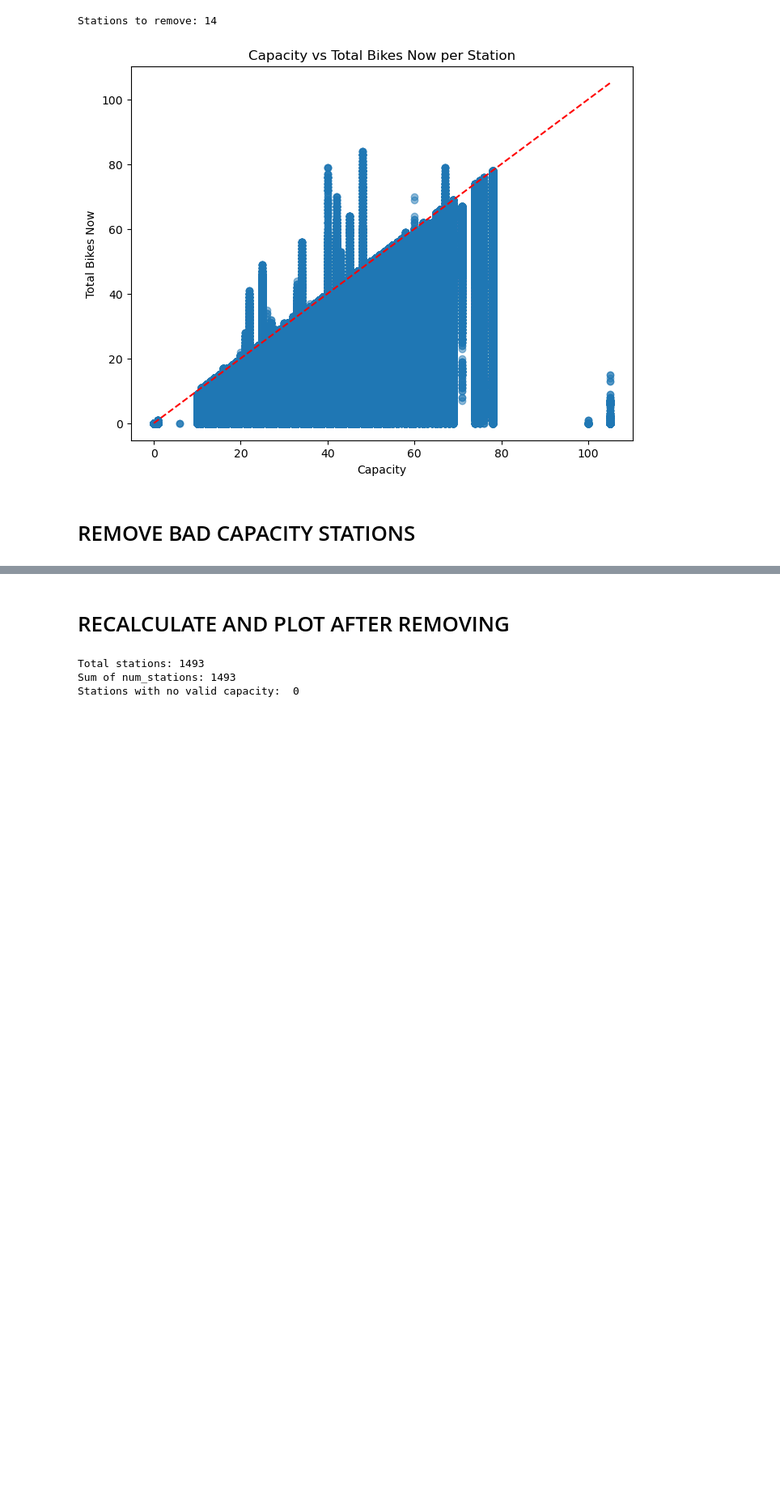
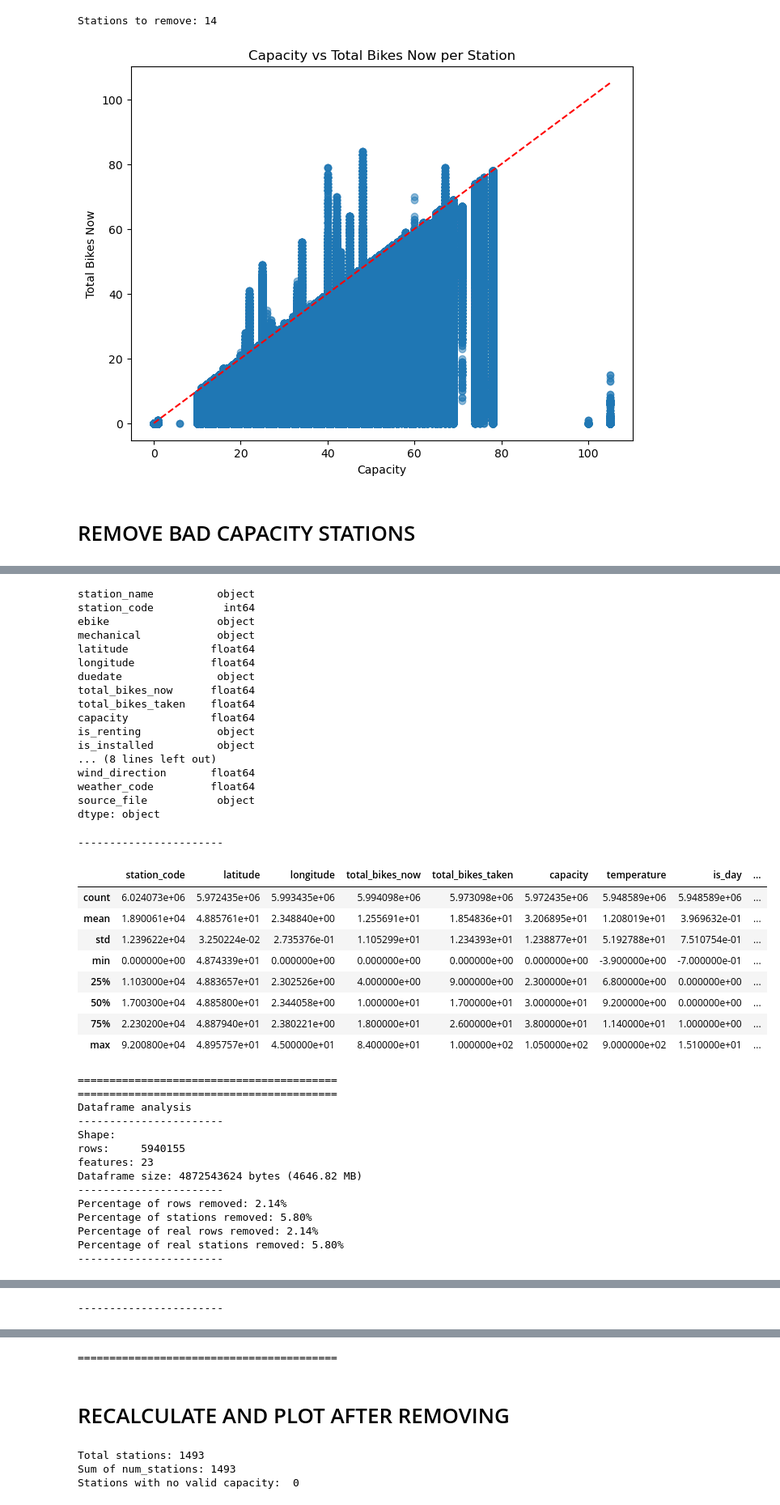
Before and after one commit to EmirhanFaruk/Projet-DALAS, a Jupyter notebook: prepare_data/prepare_data.ipynb, the cells around one changed output, grey strips where cells are left out. Shown at 81% size. Cells and saved outputs as stored; diff of their text form; code cells hidden in the pictures; blank space fills up the shorter version.

```diff
--- a/prepare_data/prepare_data.ipynb
+++ b/prepare_data/prepare_data.ipynb
@@ -12,14 +12,16 @@ import os
 # %% [markdown]
 # DEFINE FOLDERS
 # %%
-JSON_INPUT_FOLDER = Path("../data/00_raw/json/correlated_data_json")
-DATASET_INPUT_FOLDER = Path("../data/00_raw/csv/correlated_data_csv")
-DATASET_OUTPUT_FOLDER = Path("../data/01_clean/datasets")
-DELETED_STATIONS_FOLDER = Path("../data/01_clean/deleted_stations")
-MAP_FOLDER = Path("../data/05_visualization/maps")
-COORDINATES_FOLDER = Path("../data/02_features/station_coordinates")
+BASE_FOLDER = Path("../data")
+JSON_INPUT_FOLDER = BASE_FOLDER / "00_raw" / "json" / "correlated_data_json"
+DATASET_INPUT_FOLDER = BASE_FOLDER / "00_raw" / "csv" / "correlated_data_csv"
+DATASET_OUTPUT_FOLDER = BASE_FOLDER / "01_clean" / "datasets"
+DELETED_STATIONS_FOLDER = BASE_FOLDER / "01_clean" / "deleted_stations"
+MAP_FOLDER = BASE_FOLDER / "05_visualization" / "maps"
+COORDINATES_FOLDER = BASE_FOLDER / "02_features" / "station_coordinates"
+PIPELINE_STATS_FOLDER = BASE_FOLDER / "06_statistics" / "pipeline"
 
-folders = [JSON_INPUT_FOLDER, DATASET_INPUT_FOLDER, DATASET_OUTPUT_FOLDER, DELETED_STATIONS_FOLDER, MAP_FOLDER, COORDINATES_FOLDER]
+folders = [JSON_INPUT_FOLDER, DATASET_INPUT_FOLDER, DATASET_OUTPUT_FOLDER, DELETED_STATIONS_FOLDER, MAP_FOLDER, COORDINATES_FOLDER, PIPELINE_STATS_FOLDER]
 for folder in folders:
     folder.mkdir(parents=True, exist_ok=True)
 # %% [markdown]
@@ -36,9 +38,18 @@ TOTAL_ROWS_AT_START = 1 # 1 to avoid division by zero
 TOTAL_REAL_ROWS_AT_START = 1
 TOTAL_STATIONS_AT_START = 1
 TOTAL_REAL_STATIONS_AT_START = 1
+pipeline_stats = []
 # %% [markdown]
 # DEFINE FUNCS
 # %%
+def log_pipeline_step(df, step_name):
+    station_col = "station_code" if "station_code" in df.columns else "stationcode"
+    pipeline_stats.append({
+        "step": step_name,
+        "rows": df.shape[0],
+        "stations": df[station_col].nunique()
+        })
+
 def print_df(dataframe):
     print("=========================================")
     print(f"Dataframe analysis")
@@ -521,5 +533,10 @@ plt.show()
 # REMOVE BAD CAPACITY STATIONS
 # %%
 # ~ means not in pandas
-df = df[~df["station_code"].isin(bad_capacity_stations)]
-df = df[df["capacity"] > 1]
+df = df[~df["station_code"].isin(bad_capacity_stations)] # Removing whole stations
+log_pipeline_step(df, "Drop Stations with Capacity < 2")
+print_df(df)
+df = df[df["capacity"] > 1] # Removing rows
+log_pipeline_step(df, "Drop Rows with Capacity < 2")
+print_df(df)
+# %% [output]
@@ -525,0 +556,41 @@ df = df[df["capacity"] > 1]
+station_name          object
+station_code           int64
+ebike                 object
+mechanical            object
+latitude             float64
+longitude            float64
+duedate               object
+total_bikes_now      float64
+total_bikes_taken    float64
+capacity             float64
+is_renting            object
+is_installed          object
+... (8 lines left out)
+wind_direction       float64
+weather_code         float64
+source_file           object
+dtype: object
+-----------------------
+|  | station_code | latitude | longitude | total_bikes_now | total_bikes_taken | capacity | temperature | is_day | ... |
+| count | 6.024073e+06 | 5.972435e+06 | 5.993435e+06 | 5.994098e+06 | 5.973098e+06 | 5.972435e+06 | 5.948589e+06 | 5.948589e+06 | ... |
+| mean | 1.890061e+04 | 4.885761e+01 | 2.348840e+00 | 1.255691e+01 | 1.854836e+01 | 3.206895e+01 | 1.208019e+01 | 3.969632e-01 | ... |
+| std | 1.239622e+04 | 3.250224e-02 | 2.735376e-01 | 1.105299e+01 | 1.234393e+01 | 1.238877e+01 | 5.192788e+01 | 7.510754e-01 | ... |
+| min | 0.000000e+00 | 4.874339e+01 | 0.000000e+00 | 0.000000e+00 | 0.000000e+00 | 0.000000e+00 | -3.900000e+00 | -7.000000e-01 | ... |
+| 25% | 1.103000e+04 | 4.883657e+01 | 2.302526e+00 | 4.000000e+00 | 9.000000e+00 | 2.300000e+01 | 6.800000e+00 | 0.000000e+00 | ... |
+| 50% | 1.700300e+04 | 4.885800e+01 | 2.344058e+00 | 1.000000e+01 | 1.700000e+01 | 3.000000e+01 | 9.200000e+00 | 0.000000e+00 | ... |
+| 75% | 2.230200e+04 | 4.887940e+01 | 2.380221e+00 | 1.800000e+01 | 2.600000e+01 | 3.800000e+01 | 1.140000e+01 | 1.000000e+00 | ... |
+| max | 9.200800e+04 | 4.895757e+01 | 4.500000e+01 | 8.400000e+01 | 1.000000e+02 | 1.050000e+02 | 9.000000e+02 | 1.510000e+01 | ... |
+=========================================
+=========================================
+Dataframe analysis
+-----------------------
+Shape:
+rows:     5940155
+features: 23
+Dataframe size: 4872543624 bytes (4646.82 MB)
+-----------------------
+Percentage of rows removed: 2.14%
+Percentage of stations removed: 5.80%
+Percentage of real rows removed: 2.14%
+Percentage of real stations removed: 5.80%
+-----------------------
@@ -525,0 +614 @@ df = df[df["capacity"] > 1]
+-----------------------
@@ -526,3 +624,4 @@ df = df[df["capacity"] > 1]
+=========================================
 # %% [markdown]
 # RECALCULATE AND PLOT AFTER REMOVING
 # %%
```
Also changed, not shown: parts of 12 cells of this notebook, 6 other files.
